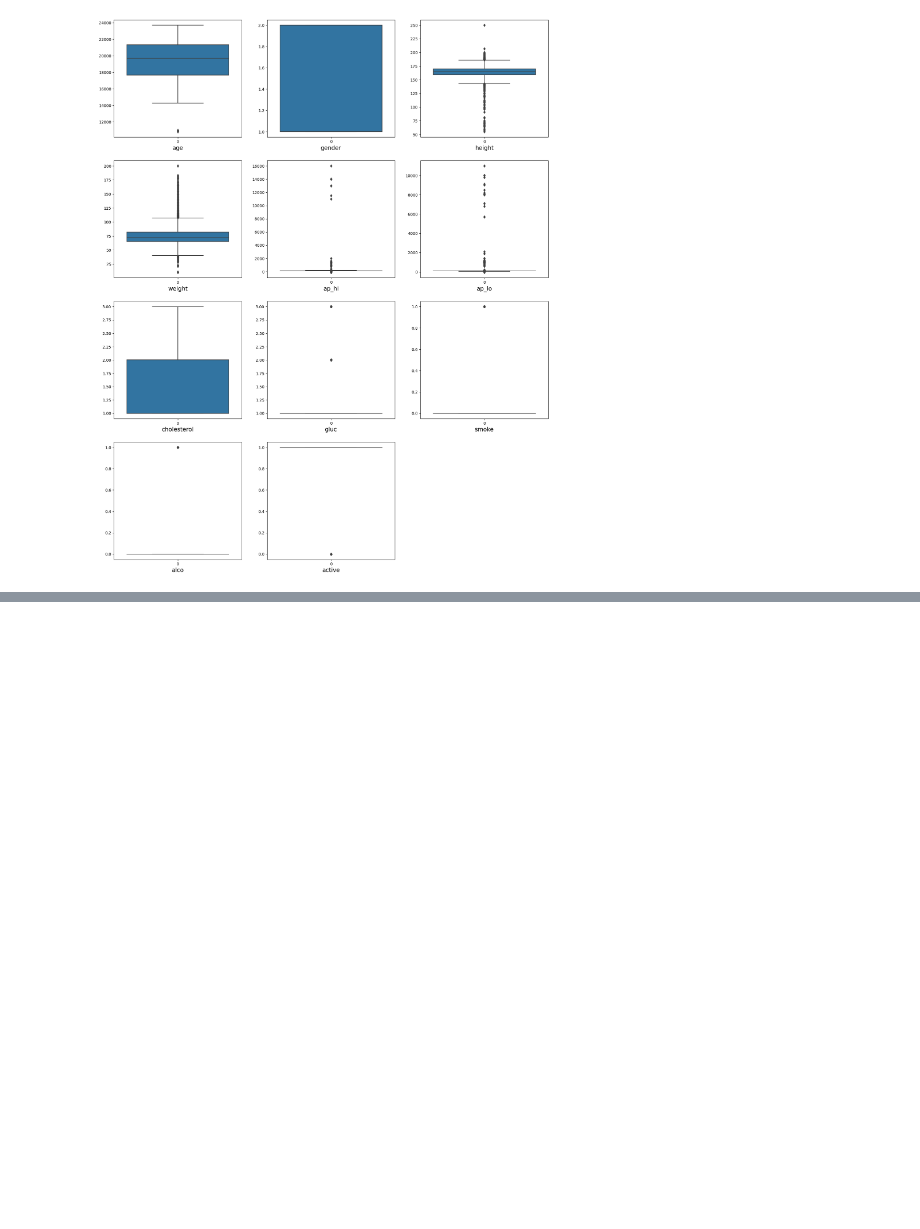
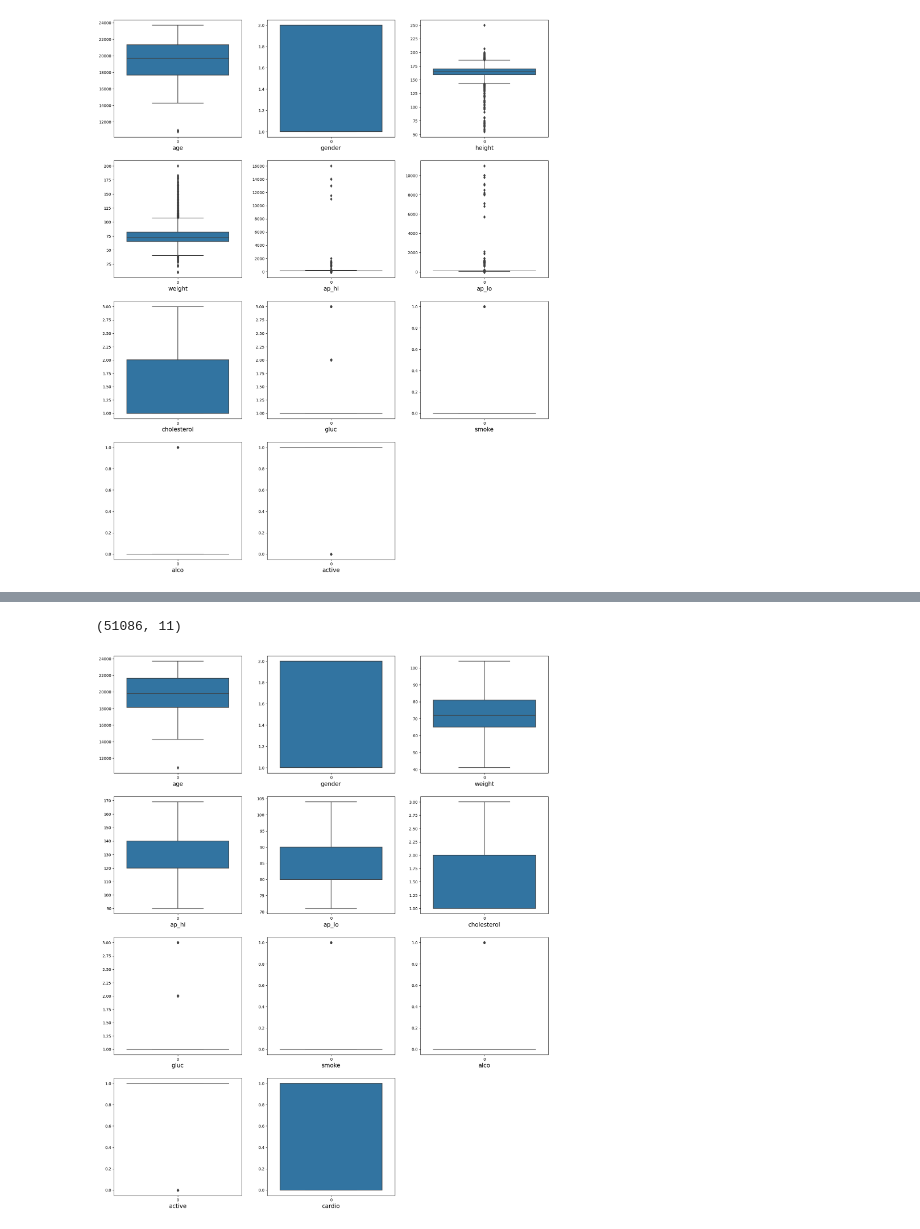
Before and after one commit to bacchianc/CardiovascularDiseaseDetection_Project, a Jupyter notebook: Classification_Basheer.ipynb, the cells around one changed output, grey strips where cells are left out. Cells and saved outputs as stored; diff of their text form; code cells hidden in the pictures; blank space fills up the shorter version.

```diff
--- a/Classification_Basheer.ipynb
+++ b/Classification_Basheer.ipynb
@@ -91,0 +215,15 @@ plt.show()
+# %%
+#Deleting the unrealistic data by using domain knowledge we can delete it manually.
+
+cardio_train_next=cardio_train[cardio_train['weight']>40]
+cardio_train_next=cardio_train_next[cardio_train_next['weight']<105]
+
+cardio_train_next=cardio_train_next[cardio_train_next['ap_hi']>85]
+cardio_train_next=cardio_train_next[cardio_train_next['ap_hi']<170]
+
+cardio_train_next=cardio_train_next[cardio_train_next['ap_lo']>70]
+cardio_train_next=cardio_train_next[cardio_train_next['ap_lo']<105]
+
+
+#Lets look at dataset again
+cardio_train_next.head()
@@ -91,0 +237,18 @@ plt.show()
+# %%
+cardio_train_next.shape
+# %% [output]
+(51086, 11)
+# %%
+# Now check the outliers using boxplot
+plt.figure(figsize=(20,25))
+graph = 1
+
+for column in cardio_train_next:
+    if graph<=12:
+        plt.subplot(4,3,graph)
+        ax=sns.boxplot(data= cardio_train_next[column])
+        plt.xlabel(column,fontsize=15)
+    graph+=1
+plt.show()
+# %% [output]
+[figure, added]
```
Also changed, not shown: parts of 84 cells of this notebook.
